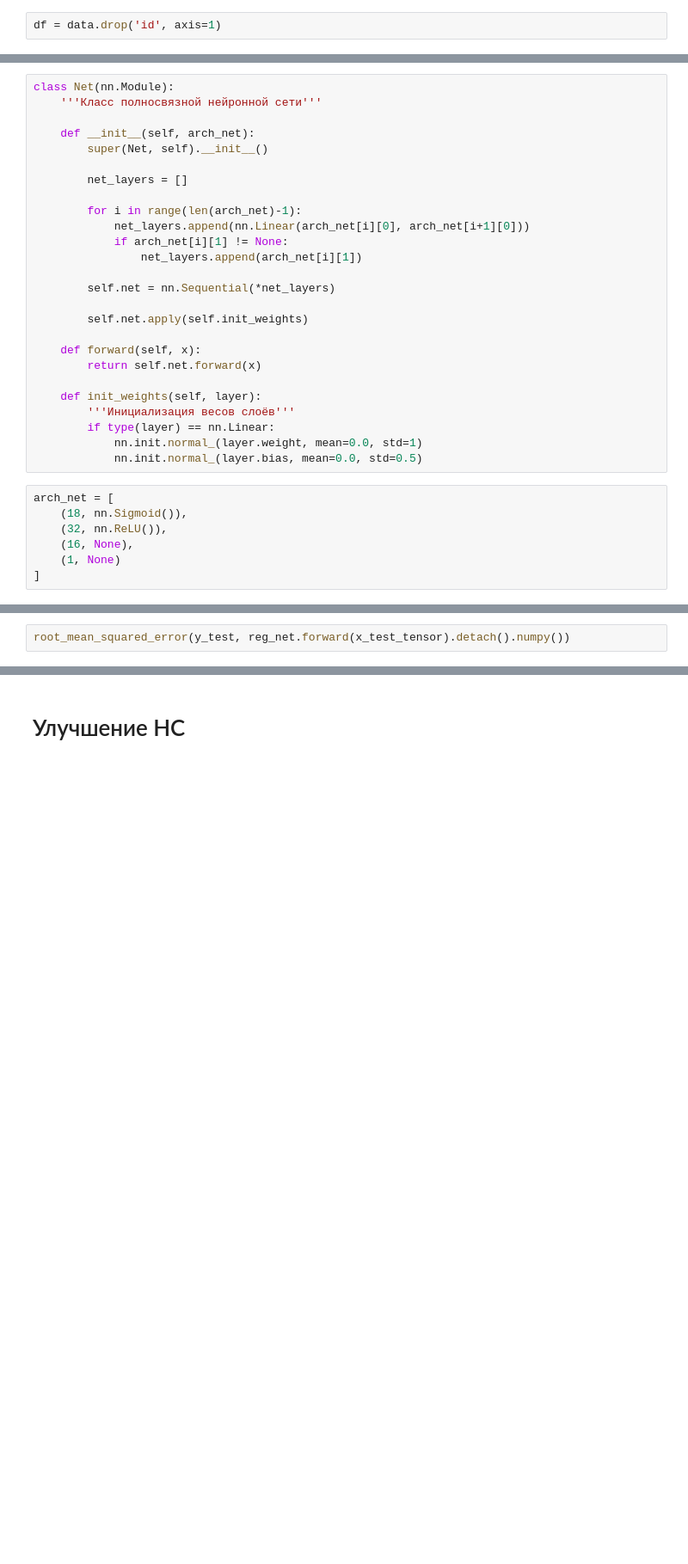
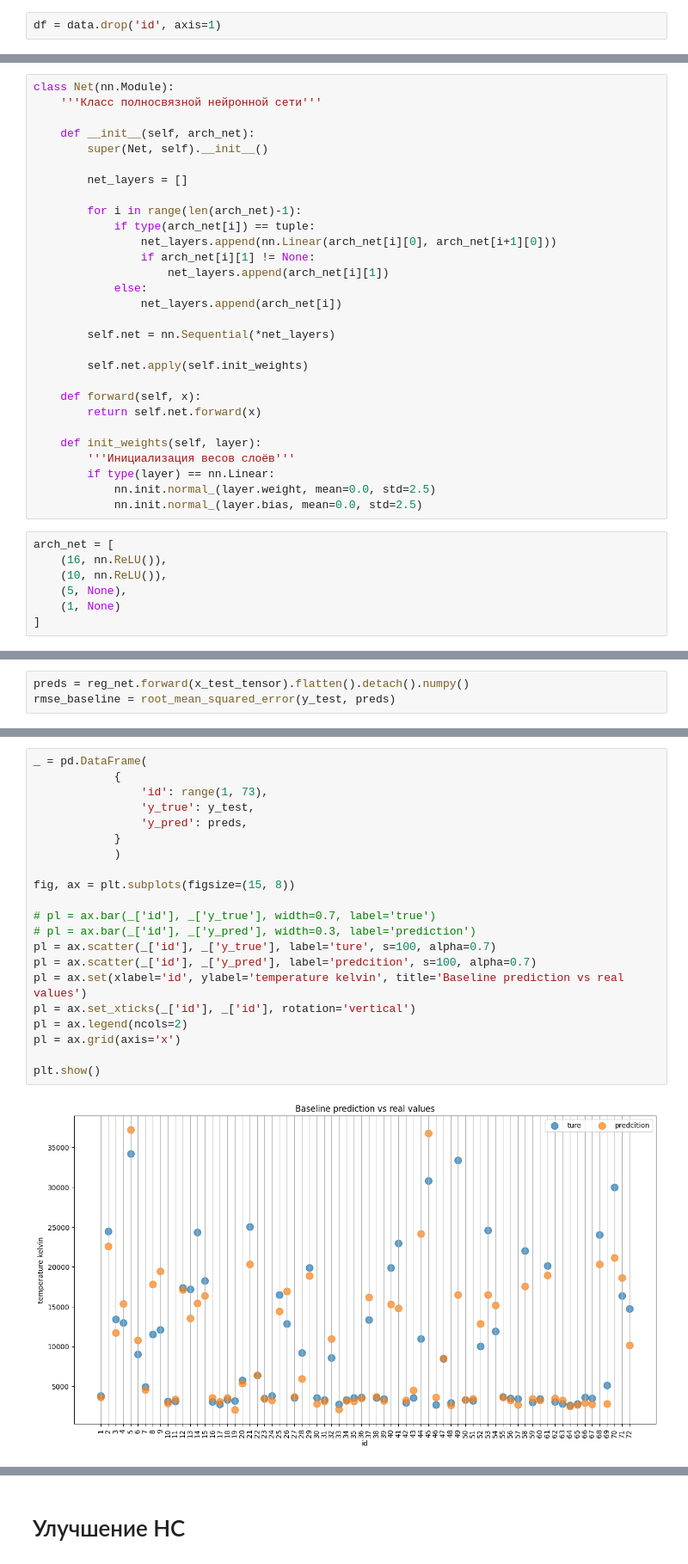
Before and after one commit to Yar-13/Predicting-the-temperature-of-a-star, a Jupyter notebook: Project_15_v1.0.ipynb, the cells around one changed output, grey strips where cells are left out. Shown: that part at 86% size. Saved outputs shown, nothing was run; the diff lists cells and outputs as text; blank space fills up the shorter version.

```diff
--- a/Project_15_v1.0.ipynb
+++ b/Project_15_v1.0.ipynb
@@ -358,9 +368,12 @@ class Net(nn.Module):
         net_layers = []
 
         for i in range(len(arch_net)-1):
-            net_layers.append(nn.Linear(arch_net[i][0], arch_net[i+1][0]))
-            if arch_net[i][1] != None:
-                net_layers.append(arch_net[i][1])
+            if type(arch_net[i]) == tuple:
+                net_layers.append(nn.Linear(arch_net[i][0], arch_net[i+1][0]))
+                if arch_net[i][1] != None:
+                    net_layers.append(arch_net[i][1])
+            else:
+                net_layers.append(arch_net[i])
 
         self.net = nn.Sequential(*net_layers)
 
@@ -372,13 +385,13 @@ class Net(nn.Module):
     def init_weights(self, layer):
         '''Инициализация весов слоёв'''
         if type(layer) == nn.Linear:
-            nn.init.normal_(layer.weight, mean=0.0, std=1)
-            nn.init.normal_(layer.bias, mean=0.0, std=0.5)
+            nn.init.normal_(layer.weight, mean=0.0, std=2.5)
+            nn.init.normal_(layer.bias, mean=0.0, std=2.5)
 # %%
 arch_net = [
-    (18, nn.Sigmoid()),
-    (32, nn.ReLU()),
-    (16, None),
+    (16, nn.ReLU()),
+    (10, nn.ReLU()),
+    (5, None),
     (1, None)
 ]
 # %%
@@ -409,2 +424,3 @@ epochs: 2000    rmse: 8849.53125
 # %%
-root_mean_squared_error(y_test, reg_net.forward(x_test_tensor).detach().numpy())
+preds = reg_net.forward(x_test_tensor).flatten().detach().numpy()
+rmse_baseline = root_mean_squared_error(y_test, preds)
@@ -412,0 +431,23 @@ root_mean_squared_error(y_test, reg_net.forward(x_test_tensor).detach().numpy())
+# %%
+_ = pd.DataFrame(
+            {
+                'id': range(1, 73),
+                'y_true': y_test,
+                'y_pred': preds,
+            }
+            )
+
+fig, ax = plt.subplots(figsize=(15, 8))
+
+# pl = ax.bar(_['id'], _['y_true'], width=0.7, label='true')
+# pl = ax.bar(_['id'], _['y_pred'], width=0.3, label='prediction')
+pl = ax.scatter(_['id'], _['y_true'], label='ture', s=100, alpha=0.7)
+pl = ax.scatter(_['id'], _['y_pred'], label='predcition', s=100, alpha=0.7)
+pl = ax.set(xlabel='id', ylabel='temperature kelvin', title='Baseline prediction vs real values')
+pl = ax.set_xticks(_['id'], _['id'], rotation='vertical')
+pl = ax.legend(ncols=2)
+pl = ax.grid(axis='x')
+
+plt.show()
+# %% [output]
+[figure, added]
```
Also changed, not shown: parts of 26 cells of this notebook.
